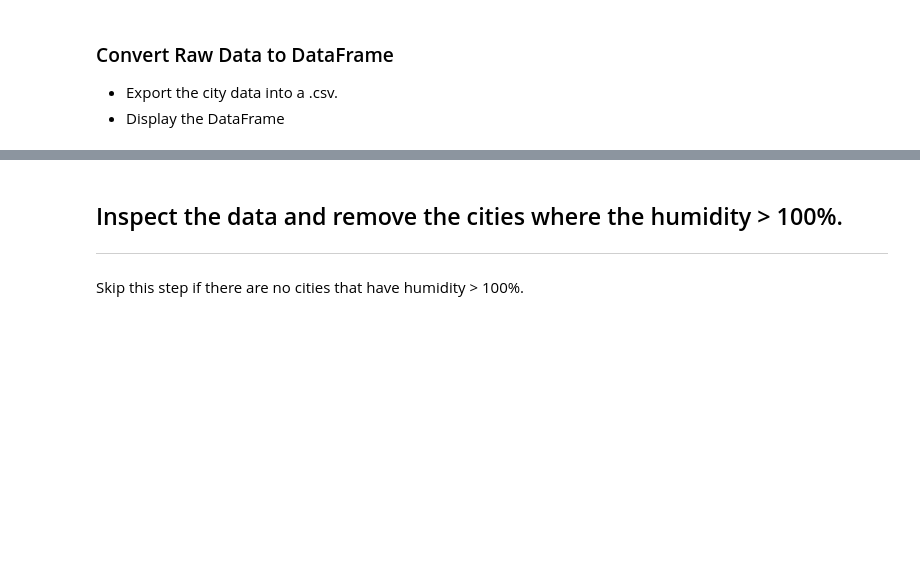
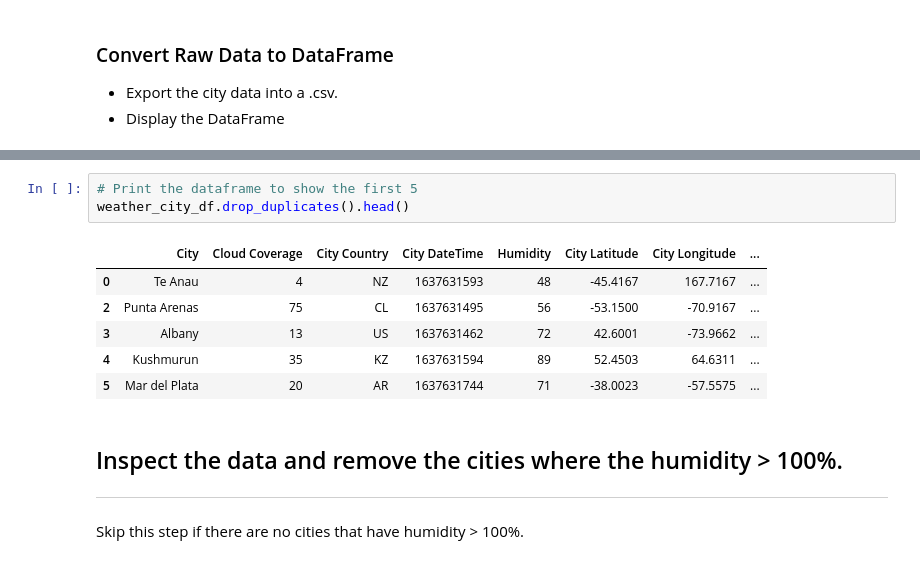
Before and after one commit to V-Villagomez/Python_API_Challenge, a Jupyter notebook: starter_code/WeatherPy.ipynb, the cells around one changed output, grey strips where cells are left out. Cells and saved outputs as stored; diff of their text form; blank space fills up the shorter version.

```diff
--- a/starter_code/WeatherPy.ipynb
+++ b/starter_code/WeatherPy.ipynb
@@ -162,3 +186,13 @@ dtype: int64
+# %%
+# Print the dataframe to show the first 5
+weather_city_df.drop_duplicates().head()
+# %% [output]
+|  | City | Cloud Coverage | City Country | City DateTime | Humidity | City Latitude | City Longitude | ... |
+| 0 | Te Anau | 4 | NZ | 1637631593 | 48 | -45.4167 | 167.7167 | ... |
+| 2 | Punta Arenas | 75 | CL | 1637631495 | 56 | -53.1500 | -70.9167 | ... |
+| 3 | Albany | 13 | US | 1637631462 | 72 | 42.6001 | -73.9662 | ... |
+| 4 | Kushmurun | 35 | KZ | 1637631594 | 89 | 52.4503 | 64.6311 | ... |
+| 5 | Mar del Plata | 20 | AR | 1637631744 | 71 | -38.0023 | -57.5575 | ... |
 # %% [markdown]
 ## Inspect the data and remove the cities where the humidity > 100%.
 ----
```
Also changed, not shown: parts of 10 cells of this notebook, 9 other files.
